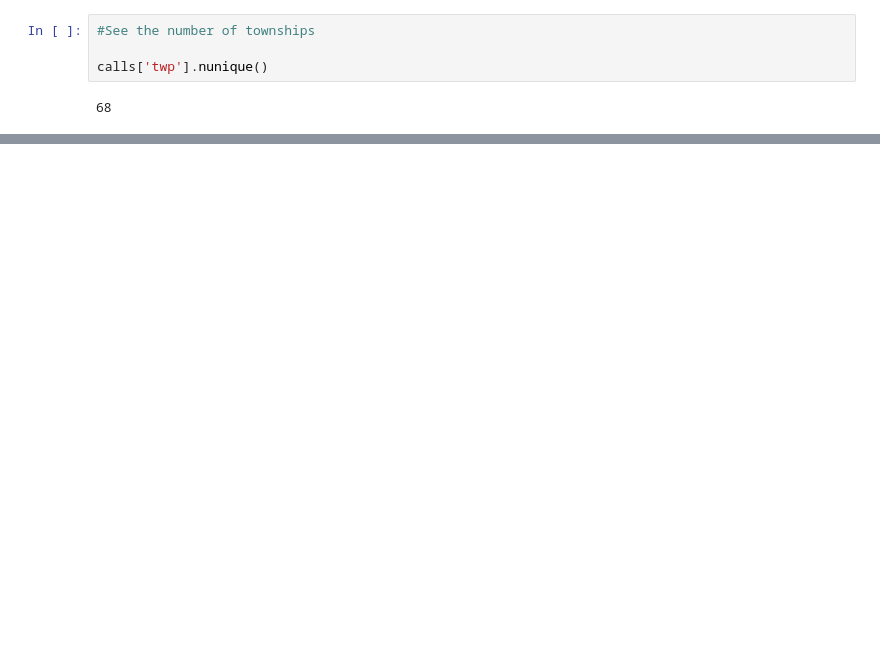
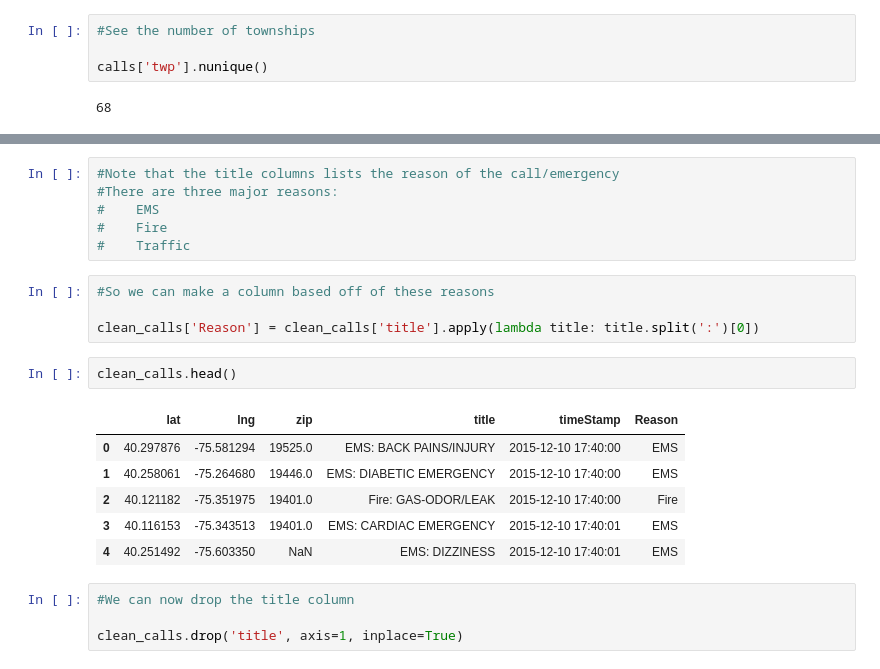
Before and after one commit to lyraxvincent/911-calls-project, a Jupyter notebook: Data Exploration and Cleaning.ipynb, the cells around one changed output, grey strips where cells are left out. Cells and saved outputs as stored; diff of their text form; blank space fills up the shorter version.

```diff
--- a/Data Exploration and Cleaning.ipynb
+++ b/Data Exploration and Cleaning.ipynb
@@ -96,0 +123,23 @@ calls['twp'].nunique()
+# %%
+#Note that the title columns lists the reason of the call/emergency
+#There are three major reasons:
+#    EMS
+#    Fire
+#    Traffic
+# %%
+#So we can make a column based off of these reasons
+
+clean_calls['Reason'] = clean_calls['title'].apply(lambda title: title.split(':')[0])
+# %%
+clean_calls.head()
+# %% [output]
+|  | lat | lng | zip | title | timeStamp | Reason |
+| 0 | 40.297876 | -75.581294 | 19525.0 | EMS: BACK PAINS/INJURY | 2015-12-10 17:40:00 | EMS |
+| 1 | 40.258061 | -75.264680 | 19446.0 | EMS: DIABETIC EMERGENCY | 2015-12-10 17:40:00 | EMS |
+| 2 | 40.121182 | -75.351975 | 19401.0 | Fire: GAS-ODOR/LEAK | 2015-12-10 17:40:00 | Fire |
+| 3 | 40.116153 | -75.343513 | 19401.0 | EMS: CARDIAC EMERGENCY | 2015-12-10 17:40:01 | EMS |
+| 4 | 40.251492 | -75.603350 | NaN | EMS: DIZZINESS | 2015-12-10 17:40:01 | EMS |
+# %%
+#We can now drop the title column
+
+clean_calls.drop('title', axis=1, inplace=True)
```
Also changed, not shown: parts of 10 cells of this notebook.
